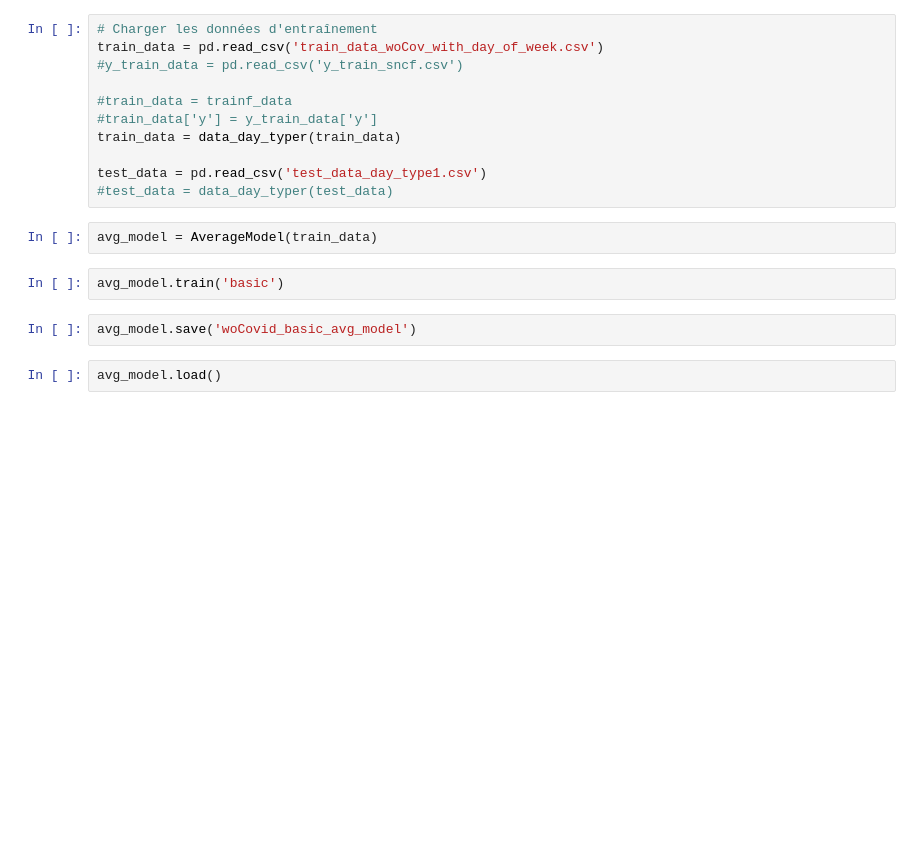
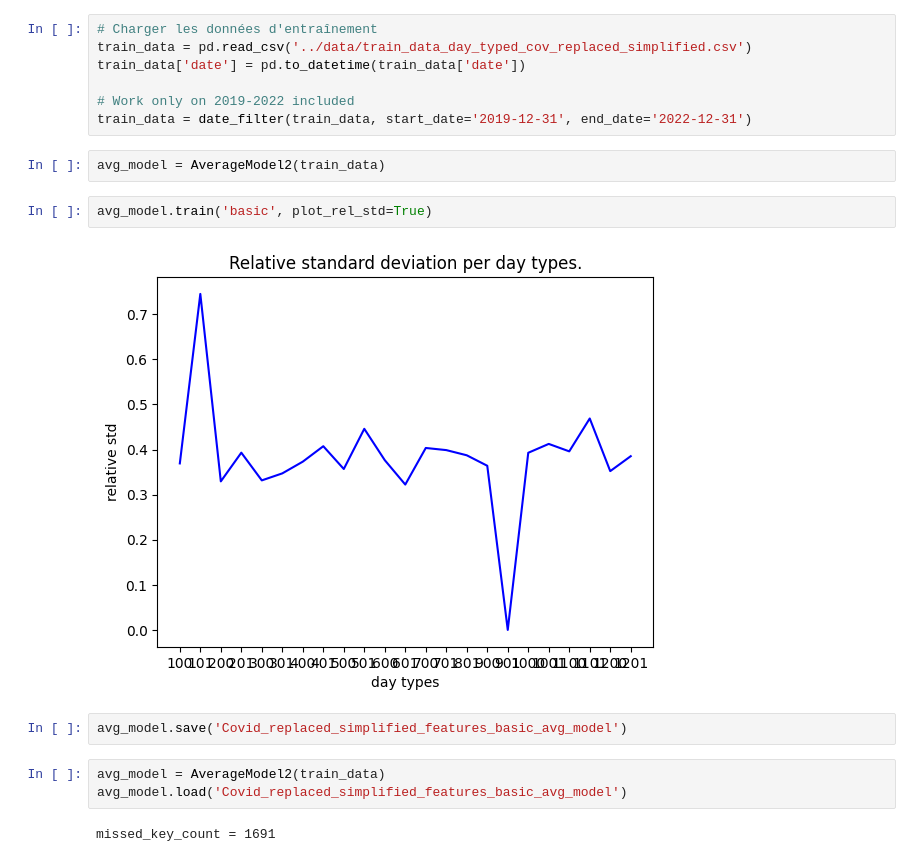
Before and after one commit to mathisemb/challenge_sncf_2024, a Jupyter notebook: models/AverageModel.ipynb, the cells around one changed output. Drawn from its saved outputs; the diff is of its cells as text; blank space fills up the shorter version.

```diff
--- a/models/AverageModel.ipynb
+++ b/models/AverageModel.ipynb
@@ -67,19 +102,20 @@ class AverageModel():
-# %%
-# Charger les données d'entraînement
-train_data = pd.read_csv('train_data_woCov_with_day_of_week.csv')
-#y_train_data = pd.read_csv('y_train_sncf.csv')
-
-#train_data = trainf_data
-#train_data['y'] = y_train_data['y']
-train_data = data_day_typer(train_data)
-
-test_data = pd.read_csv('test_data_day_type1.csv')
-#test_data = data_day_typer(test_data)
+# %%
+# Charger les données d'entraînement
+train_data = pd.read_csv('../data/train_data_day_typed_cov_replaced_simplified.csv')
+train_data['date'] = pd.to_datetime(train_data['date'])
+
+# Work only on 2019-2022 included
+train_data = date_filter(train_data, start_date='2019-12-31', end_date='2022-12-31')
 # %%
-avg_model = AverageModel(train_data)
+avg_model = AverageModel2(train_data)
 # %%
-avg_model.train('basic')
+avg_model.train('basic', plot_rel_std=True)
+# %% [output]
+[figure, added]
 # %%
-avg_model.save('woCovid_basic_avg_model')
+avg_model.save('Covid_replaced_simplified_features_basic_avg_model')
 # %%
-avg_model.load()
+avg_model = AverageModel2(train_data)
+avg_model.load('Covid_replaced_simplified_features_basic_avg_model')
+# %% [output]
+missed_key_count = 1691
```
Also changed, not shown: parts of 4 cells of this notebook, 42 other files.
